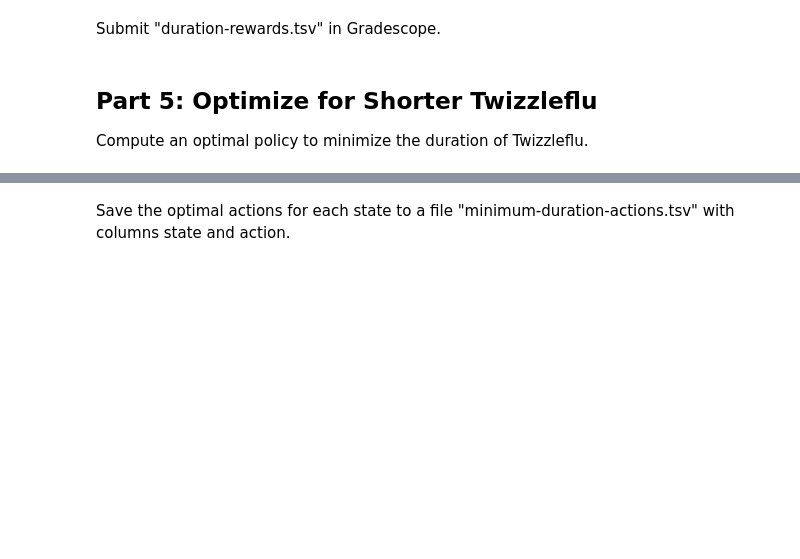
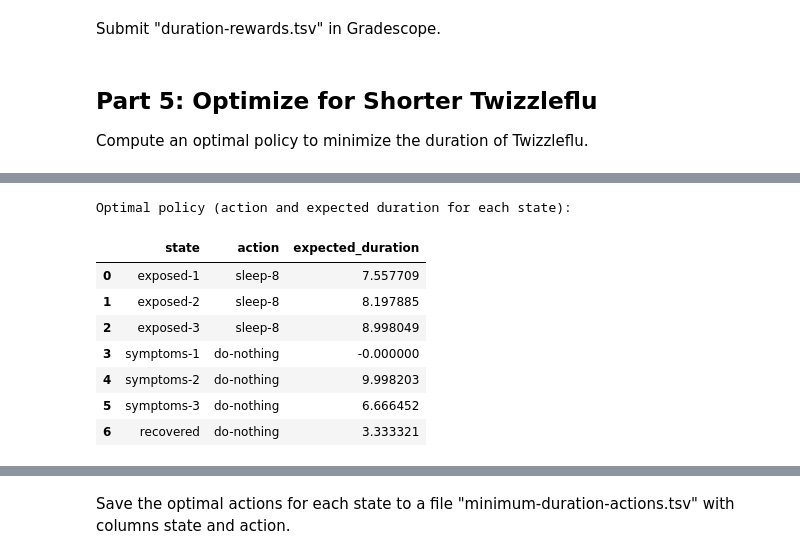
Before and after one commit to cfornesa/dx704-project-06, a Jupyter notebook: project.ipynb, the cells around one changed output, grey strips where cells are left out. Drawn from its saved outputs; the diff is of its cells as text; code cells hidden in the pictures; blank space fills up the shorter version.

```diff
--- a/project.ipynb
+++ b/project.ipynb
@@ -1214,0 +1013,4 @@ Compute an optimal policy to minimize the duration of Twizzleflu.
+# %%
+# Actions do not matter
+R5 = np.zeros((3, ns), dtype=float)
+P5 = np.zeros((3, ns, ns), dtype=float)
@@ -1214,0 +1092,4 @@ Compute an optimal policy to minimize the duration of Twizzleflu.
+# %%
+# Fill P5
+subP5 = transitions
+subP5
@@ -1214,0 +1114,7 @@ Compute an optimal policy to minimize the duration of Twizzleflu.
+# %%
+subP5_agg = (
+    subP5
+      .groupby(["action", "state", "next_state"], as_index=False)["probability"]
+      .sum()
+)
+subP5_agg
@@ -1214,0 +1196,20 @@ Compute an optimal policy to minimize the duration of Twizzleflu.
+# %%
+v_optimal_duration_reward = value_iteration(R5, P5, gamma)
+print("Optimal value function (expected duration reward) for gamma=1.0:")
+print(v_optimal_duration_reward)
+print()
+
+# Calculate Q-values using the optimal value function
+Q_duration_optimal = compute_qT_once(R5, P5, gamma, v_optimal_duration_reward)
+
+# Determine the optimal policy
+optimal_duration_actions_indices = np.argmax(Q_duration_optimal, axis=0)
+
+# Map action indices back to action names
+duration_action_names = ["do-nothing", "drink-oj", "sleep-8"]
+optimal_duration_actions = [duration_action_names[i] for i in optimal_duration_actions_indices]
+
+# Print the optimal policy
+print("Optimal policy (action for each state) for minimizing duration:")
+for i, state in enumerate(states):
+    print(f"State: {state}, Optimal Action: {optimal_duration_actions[i]}")
@@ -1214,0 +1229,17 @@ Compute an optimal policy to minimize the duration of Twizzleflu.
+# %%
+# Create a DataFrame of optimal actions and their expected duration for each state
+# The expected duration is the negative of the optimal value function for minimizing duration
+minimum_duration = pd.DataFrame({'state': states, 'action': optimal_duration_actions, 'expected_duration': -v_optimal_duration_reward})
+
+print("Optimal policy (action and expected duration for each state):")
+display(minimum_duration)
+# %% [output]
+Optimal policy (action and expected duration for each state):
+|  | state | action | expected_duration |
+| 0 | exposed-1 | sleep-8 | 7.557709 |
+| 1 | exposed-2 | sleep-8 | 8.197885 |
+| 2 | exposed-3 | sleep-8 | 8.998049 |
+| 3 | symptoms-1 | do-nothing | -0.000000 |
+| 4 | symptoms-2 | do-nothing | 9.998203 |
+| 5 | symptoms-3 | do-nothing | 6.666452 |
+| 6 | recovered | do-nothing | 3.333321 |
```
Also changed, not shown: parts of 50 cells of this notebook, 5 other files.
